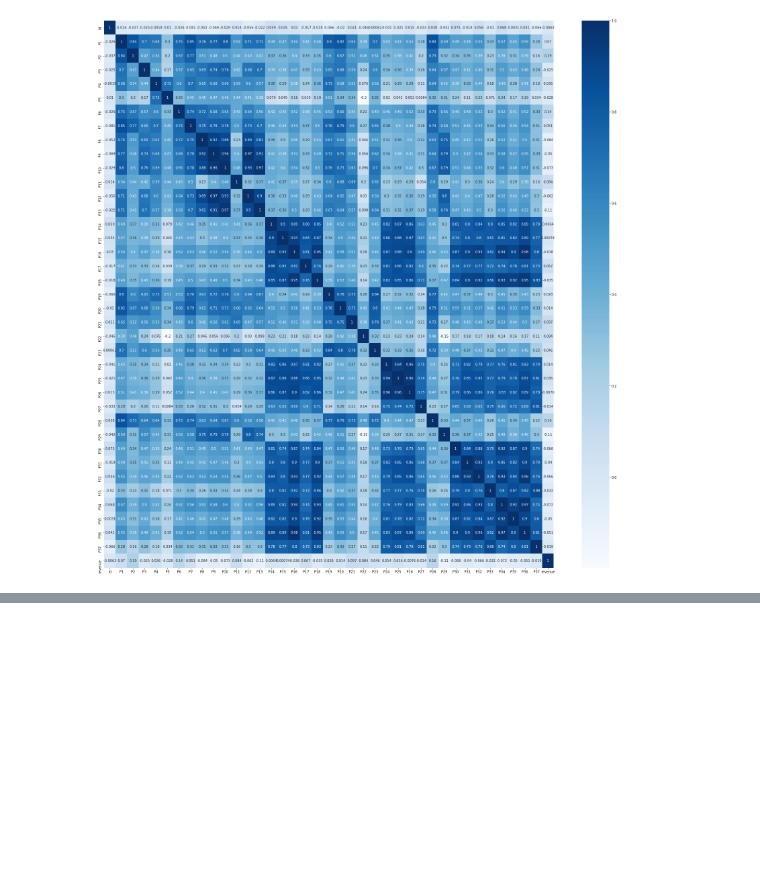
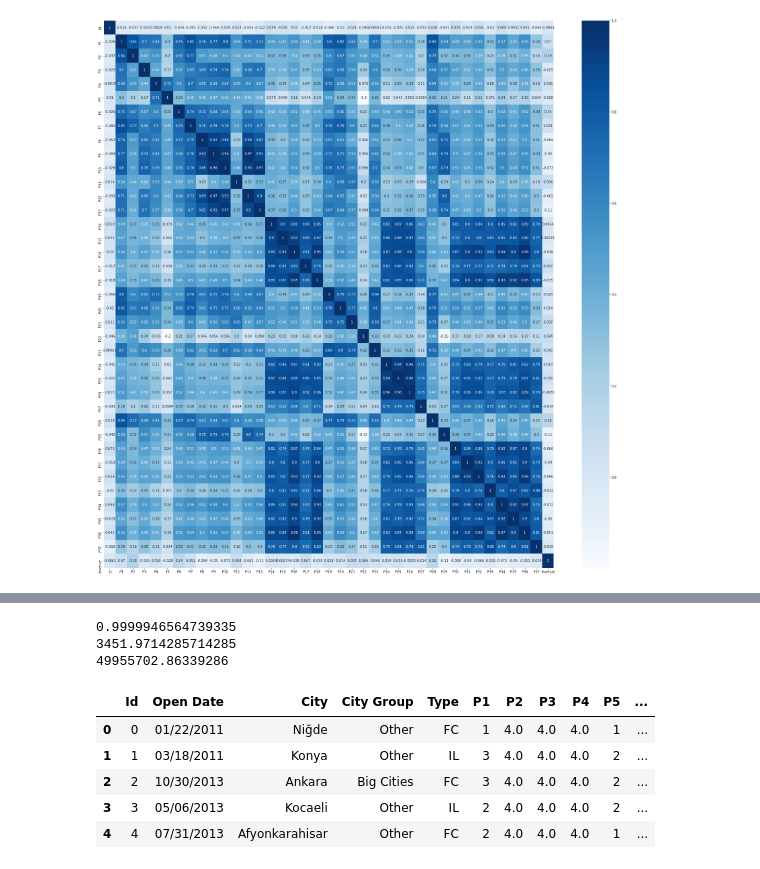
Before and after one commit to rushikeshnaik779/Random-Practice, a Jupyter notebook: Restaurant_Revenue_Prediction.ipynb, the cells around one changed output, grey strips where cells are left out. Saved outputs shown, nothing was run; the diff lists cells and outputs as text; code cells hidden in the pictures; blank space fills up the shorter version.

```diff
--- a/Restaurant_Revenue_Prediction.ipynb
+++ b/Restaurant_Revenue_Prediction.ipynb
@@ -60,0 +201,22 @@ sns.heatmap(data.corr(), annot=True, cmap='Blues')
+# %%
+from sklearn.metrics import mean_squared_error, mean_absolute_error, r2_score
+
+print(r2_score(yt, yp))
+print(mean_absolute_error(yt, yp))
+print(mean_squared_error(yt, yp))
+# %% [output]
+0.9999946564739335
+3451.9714285714285
+49955702.86339286
+# %%
+# TEST
+
+test = pd.read_csv('./test.csv')
+test.head()
+# %% [output]
+|  | Id | Open Date | City | City Group | Type | P1 | P2 | P3 | P4 | P5 | ... |
+| 0 | 0 | 01/22/2011 | Niğde | Other | FC | 1 | 4.0 | 4.0 | 4.0 | 1 | ... |
+| 1 | 1 | 03/18/2011 | Konya | Other | IL | 3 | 4.0 | 4.0 | 4.0 | 2 | ... |
+| 2 | 2 | 10/30/2013 | Ankara | Big Cities | FC | 3 | 4.0 | 4.0 | 4.0 | 2 | ... |
+| 3 | 3 | 05/06/2013 | Kocaeli | Other | IL | 2 | 4.0 | 4.0 | 4.0 | 2 | ... |
+| 4 | 4 | 07/31/2013 | Afyonkarahisar | Other | FC | 2 | 4.0 | 4.0 | 4.0 | 1 | ... |
```
Also changed, not shown: parts of 19 cells of this notebook.
